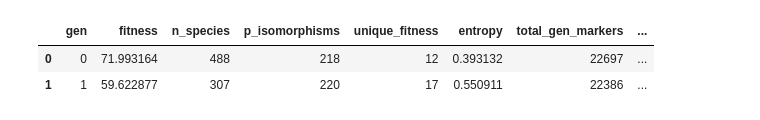
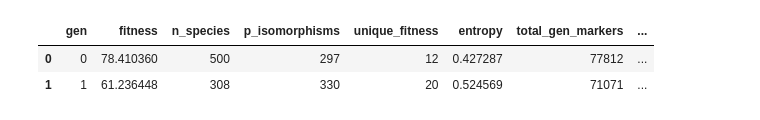
Before and after one commit to fhtanaka/CGPython, a Jupyter notebook: plot_graphs.ipynb, the cells around one changed output. Cells and saved outputs as stored; diff of their text form; code cells hidden in the pictures.

```diff
--- a/plot_graphs.ipynb
+++ b/plot_graphs.ipynb
@@ -6,24 +6,26 @@ import matplotlib.dates as mdates
 # %%
 base_path = "results/"
 folders= ["share", "no_share"]
+# tests= ["multiplexer", "parity", "regression", "old_regression"]
 tests= ["multiplexer", "parity", "regression"]
 runs = ["1", "2", "3", "4", "5"]
 
 dfs = {}
 for t in tests:
     dfs[t] = {}
     for f in folders:
         dfs[t][f] = []
         for r in runs:
-            file_name = base_path + f + "/diversity_" + t + "_"+ r + ".csv"
+            file_name = base_path + f + "/diversity_" + t + "_"+ r + "_n1000.csv"
+#             file_name = base_path + f + "/diversity_" + t + "_" + r  + ".csv"
             df = pd.read_csv(file_name, sep=';')
             dfs[t][f].append(df)
 
 dfs[t][f][0].head(2)
 # %% [output]
 |  | gen | fitness | n_species | p_isomorphisms | unique_fitness | entropy | total_gen_markers | ... |
-| 0 | 0 | 71.993164 | 488 | 218 | 12 | 0.393132 | 22697 | ... |
-| 1 | 1 | 59.622877 | 307 | 220 | 17 | 0.550911 | 22386 | ... |
+| 0 | 0 | 78.410360 | 500 | 297 | 12 | 0.427287 | 77812 | ... |
+| 1 | 1 | 61.236448 | 308 | 330 | 20 | 0.524569 | 71071 | ... |
 # %%
 def normalize_column(df, c_name):
     c = df[c_name]
```
Also changed, not shown: parts of 1 cell of this notebook, 15 other files.
